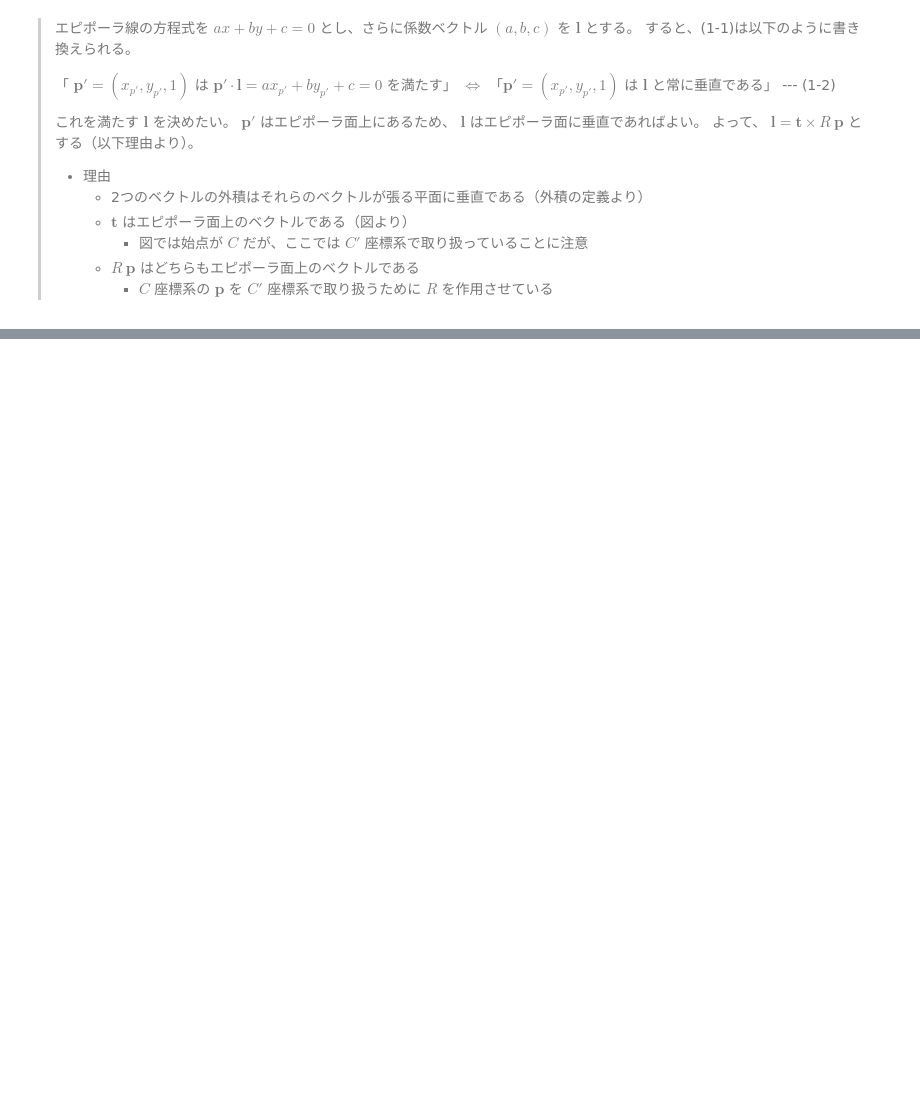
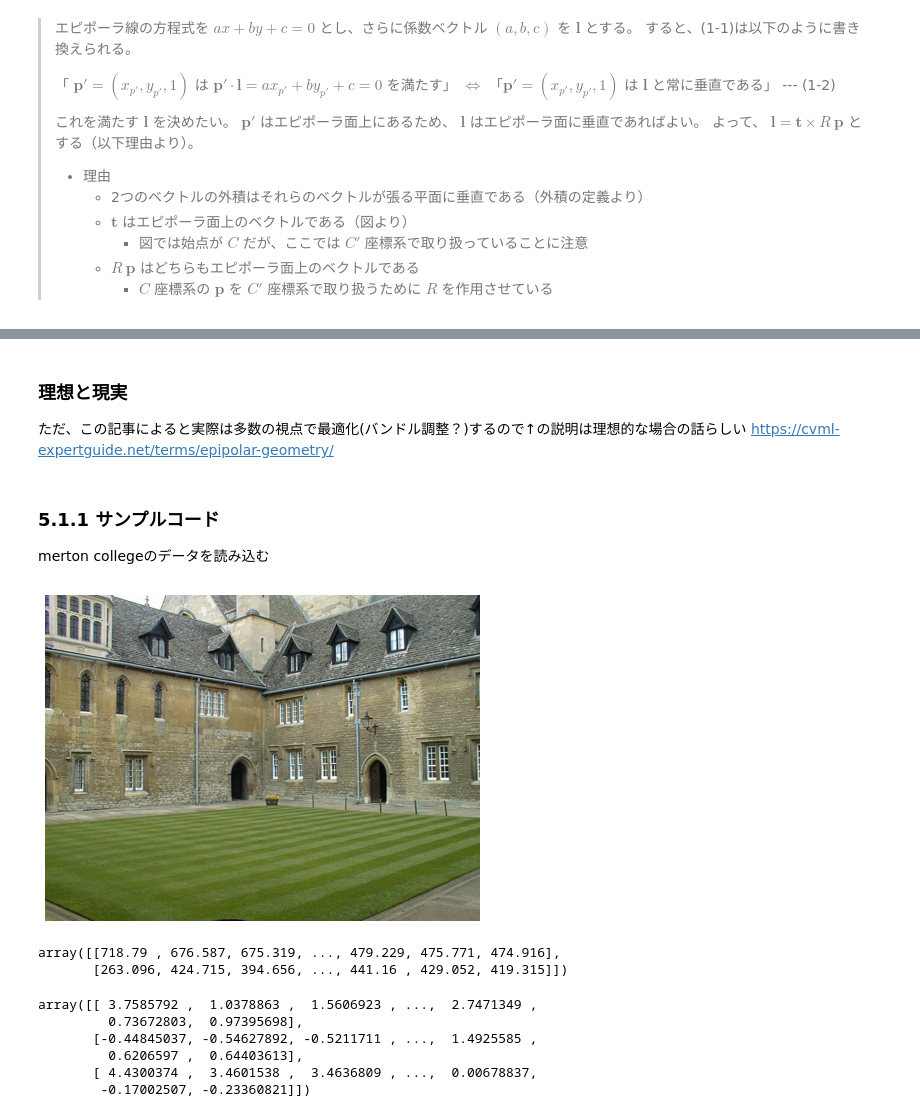
Before and after one commit to SolKul/image_processing, a Jupyter notebook: notebooks/ComputerVision05.ipynb, the cells around one changed output, grey strips where cells are left out. Saved outputs shown, nothing was run; the diff lists cells and outputs as text; code cells hidden in the pictures; blank space fills up the shorter version.

Commit message:
[doc] add explanation of epipolar geometory etc

```diff
--- a/notebooks/ComputerVision05.ipynb
+++ b/notebooks/ComputerVision05.ipynb
@@ -55,0 +114,7 @@ $\Leftrightarrow$ 「$\boldsymbol{p'} = (x_{p'}, y_{p'}, 1)$ は $\boldsymbol{l}
+# %% [markdown]
+### 理想と現実
+ただ、この記事によると実際は多数の視点で最適化(バンドル調整？)するので↑の説明は理想的な場合の話らしい
+https://cvml-expertguide.net/terms/epipolar-geometry/
+# %% [markdown]
+### 5.1.1 サンプルコード
+merton collegeのデータを読み込む
@@ -55,0 +131,40 @@ $\Leftrightarrow$ 「$\boldsymbol{p'} = (x_{p'}, y_{p'}, 1)$ は $\boldsymbol{l}
+# %%
+# 対象となるmerton collegの画像を表示
+im1_path=Path("resources/oxford_muliti/merton_college/images/001.jpg")
+im1=cv2.imread(str(im1_path))
+im2_path=Path("resources/oxford_muliti/merton_college/images/002.jpg")
+im2=cv2.imread(str(im2_path))
+impro.imshow(im1)
+# %% [output]
+[figure, added]
+# %%
+# 各画像上の2Dの点のリストを読み込む
+corner_2d_dir=Path("resources/oxford_muliti/merton_college/2D")
+
+corner_2d_list=[]
+
+for i in range(3):
+    corner_2d_path=corner_2d_dir/f"00{i+1}.corners"
+    # 読み込んで転置する
+    corner_2d_list.append(np.loadtxt(corner_2d_path).T)
+
+# 2x643の2次元上の座標の集まり
+corner_2d_list[0]
+# %% [output]
+array([[718.79 , 676.587, 675.319, ..., 479.229, 475.771, 474.916],
+       [263.096, 424.715, 394.656, ..., 441.16 , 429.052, 419.315]])
+# %%
+# 3Dの点を読み込む
+# 各画像上の2Dの点のリストを読み込む
+corner_3d_path=Path("resources/oxford_muliti/merton_college/3D/p3d")
+# 読み込んで転置する
+corner_3d=np.loadtxt(corner_3d_path).T
+# 3x717の3次元上の座標の集まり
+corner_3d
+# %% [output]
+array([[ 3.7585792 ,  1.0378863 ,  1.5606923 , ...,  2.7471349 ,
+         0.73672803,  0.97395698],
+       [-0.44845037, -0.54627892, -0.5211711 , ...,  1.4925585 ,
+         0.6206597 ,  0.64403613],
+       [ 4.4300374 ,  3.4601538 ,  3.4636809 , ...,  0.00678837,
+        -0.17002507, -0.23360821]])
```
Also changed, not shown: parts of 23 cells of this notebook, 1 other file.
